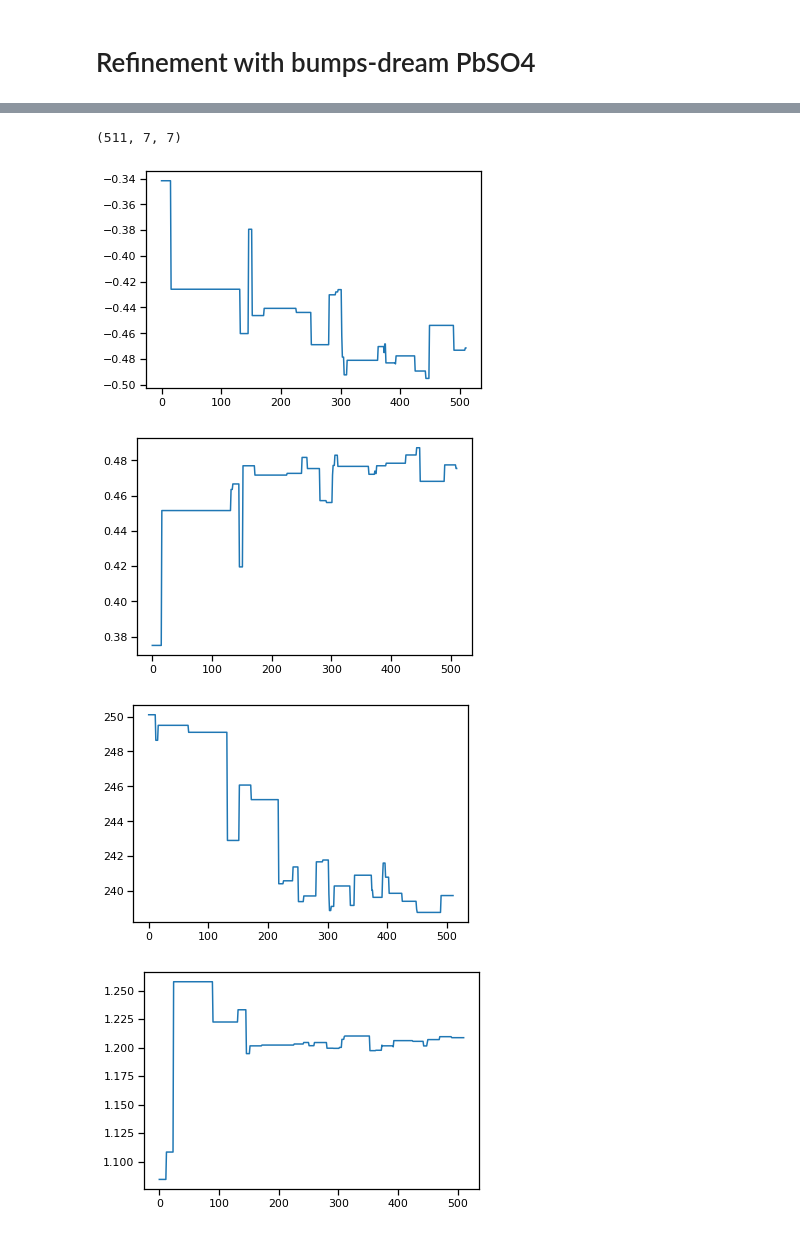
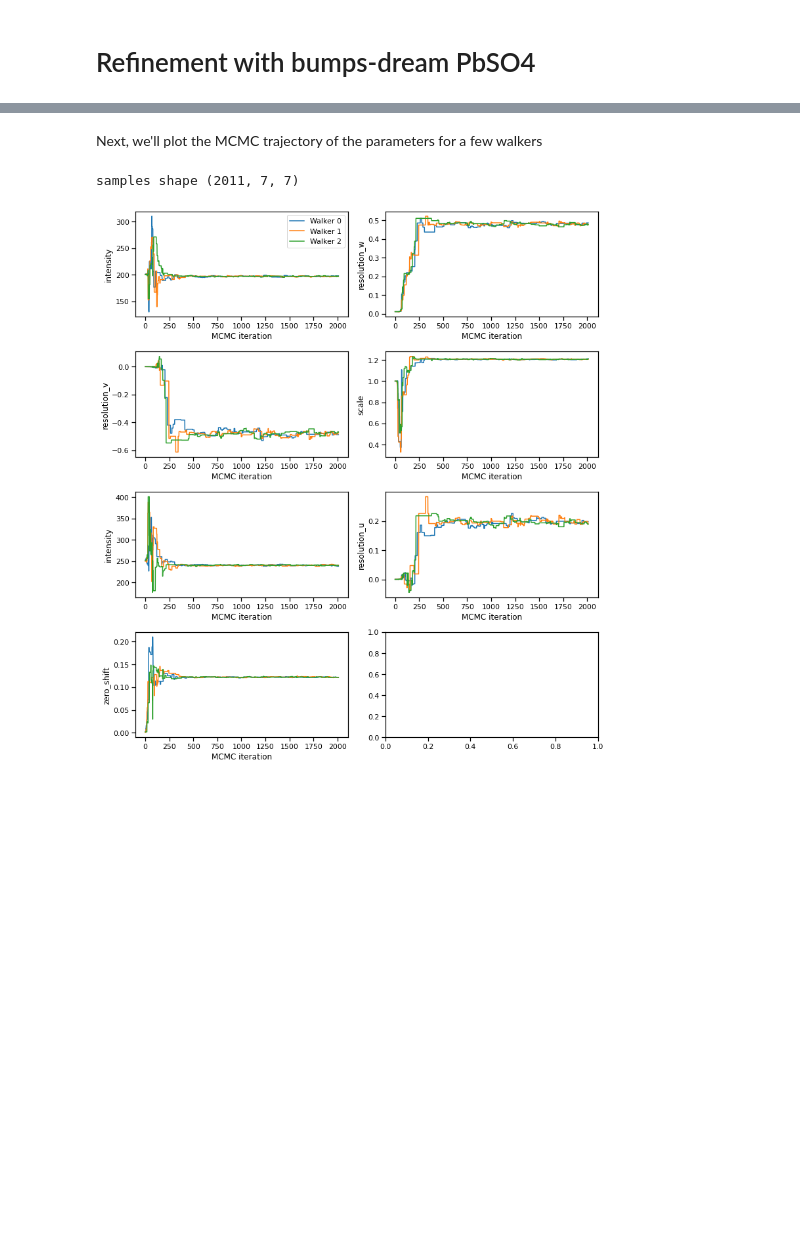
Before and after one commit to EasyScience/EasyDiffractionLibDocs, a Jupyter notebook: content/tutorials/advanced/refinement_bumps_dream.ipynb, the cells around one changed output, grey strips where cells are left out. Drawn from its saved outputs; the diff is of its cells as text; code cells hidden in the pictures; blank space fills up the shorter version.

Commit message:
start updating bumps-dream notebook

```diff
--- a/content/tutorials/advanced/refinement_bumps_dream.ipynb
+++ b/content/tutorials/advanced/refinement_bumps_dream.ipynb
@@ -100,0 +106,3 @@ Initial parameters
+# %%
+n_parameters = len(job.get_fit_parameters())
+print(f'Number of parameters: {n_parameters}')
@@ -124,20 +152,16 @@ print(job.get_fit_parameters())
 # %%
-# bumps-dream fit
-
 # parameters
-steps = 500
+n_steps = 5000
 burn = 50
 thin = 1
 pop = 1
+alpha= 0.0001
 
 # weights
 weights = np.sqrt(meas_y)  # uncertainty in bumps (dy)
 
-print(meas_x.shape, meas_y.shape, weights.shape)
-
 # run
-kwargs = dict(samples=1000000, steps=steps, burn=burn, thin=thin, pop=pop, alpha=0.0001,
+kwargs = dict(samples=n_steps*pop*n_parameters, steps=n_steps, burn=burn, thin=thin, pop=pop, alpha=alpha,
               outliers='none', trim=False)
-
 result = fitter.fit(meas_x, meas_y, weights=weights, method='dream', **kwargs)
 # %% [output]
@@ -171,0 +204,10 @@ Refined RMSE: 46.473155516401725
+# %%
+# translate names
+from easyCore.Fitting.fitting_template import NameConverter
+keys = state.labels
+bumps_parameter_names = []
+for key in keys:
+    num = int(key.replace('p', ''))
+    name = NameConverter().get_name_from_key(num)
+    bumps_parameter_names.append(name)
+print(bumps_parameter_names)
@@ -209,13 +239,22 @@ intensity            0.19811 , err  0.02655
+# %% [markdown]
+Next, we'll plot the MCMC trajectory of the parameters for a few walkers
 # %%
-# the second (phase.scale) parameter
-print(samples.shape)
-walker = 0
-for i in range(samples.shape[2]):
-    plt.figure()
-    plt.plot(samples[:, walker, i])
+print('samples shape', samples.shape)
+walkers_to_plot = [0, 1, 2]
+
+fig, axes = plt.subplots(4, 2, figsize=(11, 12))
+for i in range(n_parameters):
+    ax = axes.flat[i]
+    name = bumps_parameter_names[i]
+    for walker_ind in walkers_to_plot:
+        ax.plot(samples[:, walker_ind, i], label=f'Walker {walker_ind}')
+    ax.set_ylabel(name)
+    ax.set_xlabel('MCMC iteration')
+    if i == 0:
+        ax.legend(loc=1)
+
+fig.tight_layout()
+plt.show()
 # %% [output]
-(511, 7, 7)
+samples shape (2011, 7, 7)
-[figure, old version]
+[figure, new version]
-[figure, removed]
-[figure, removed]
-[figure, removed]
```
Also changed, not shown: parts of 27 cells of this notebook.
